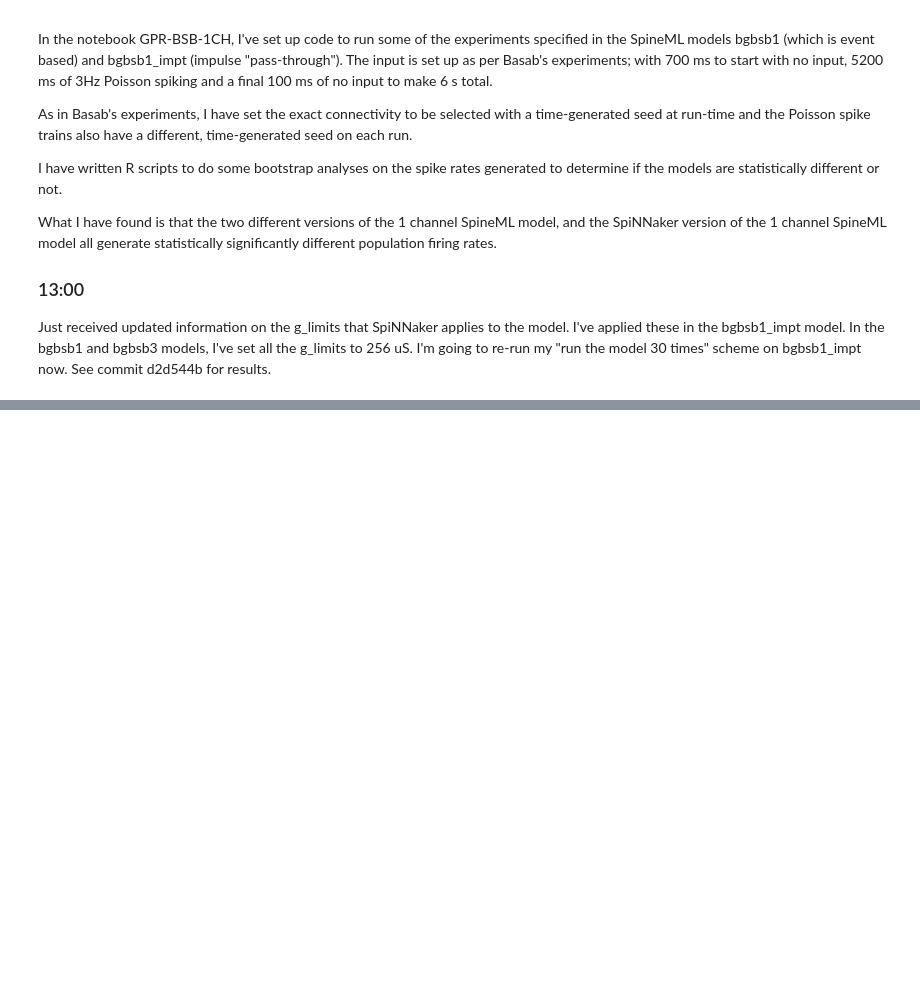
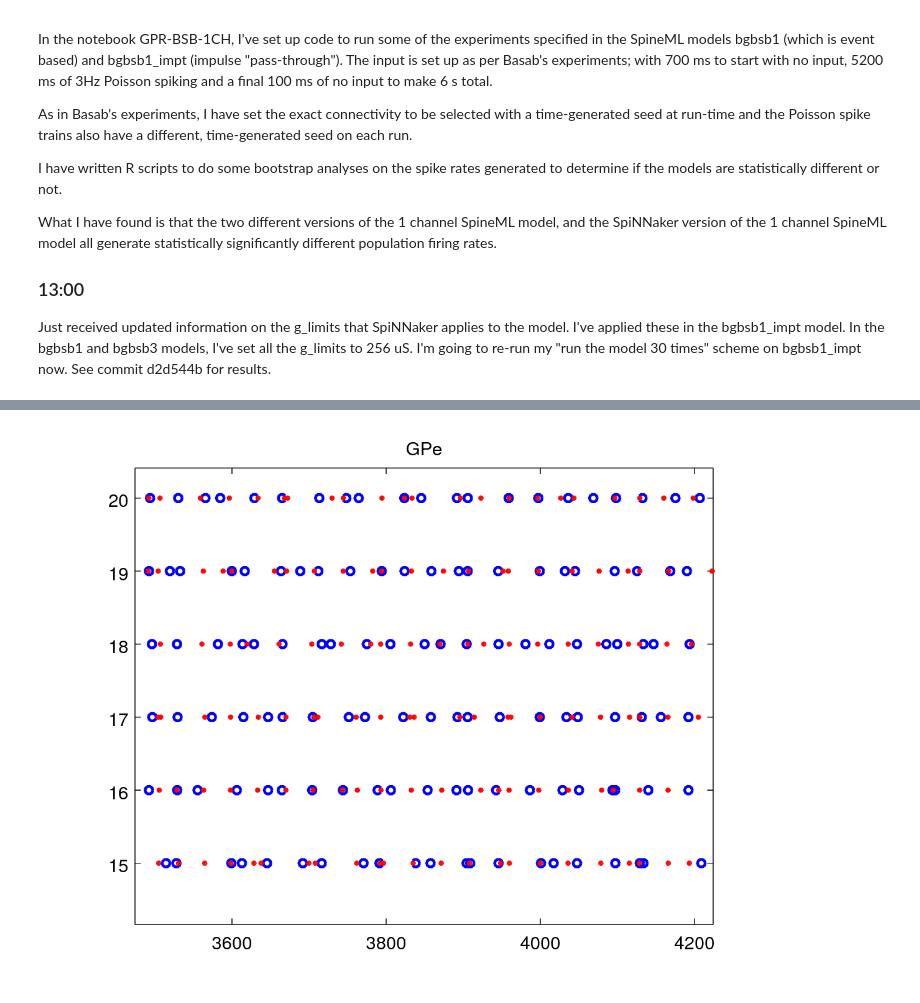
Before and after one commit to ABRG-Models/GPR-BSB, a Jupyter notebook: labbook/Lab book.ipynb, the cells around one changed output, grey strips where cells are left out. Saved outputs shown, nothing was run; the diff lists cells and outputs as text; code cells hidden in the pictures; blank space fills up the shorter version.

```diff
--- a/labbook/Lab book.ipynb
+++ b/labbook/Lab book.ipynb
@@ -30,0 +102,5 @@ Just received updated information on the g_limits that SpiNNaker applies to the
+# %%
+from IPython.display import Image
+Image(filename='fixedmodelcompare/gpe.png')
+# %% [output]
+[figure, added]
```
Also changed, not shown: parts of 5 cells of this notebook, 1 other file.
